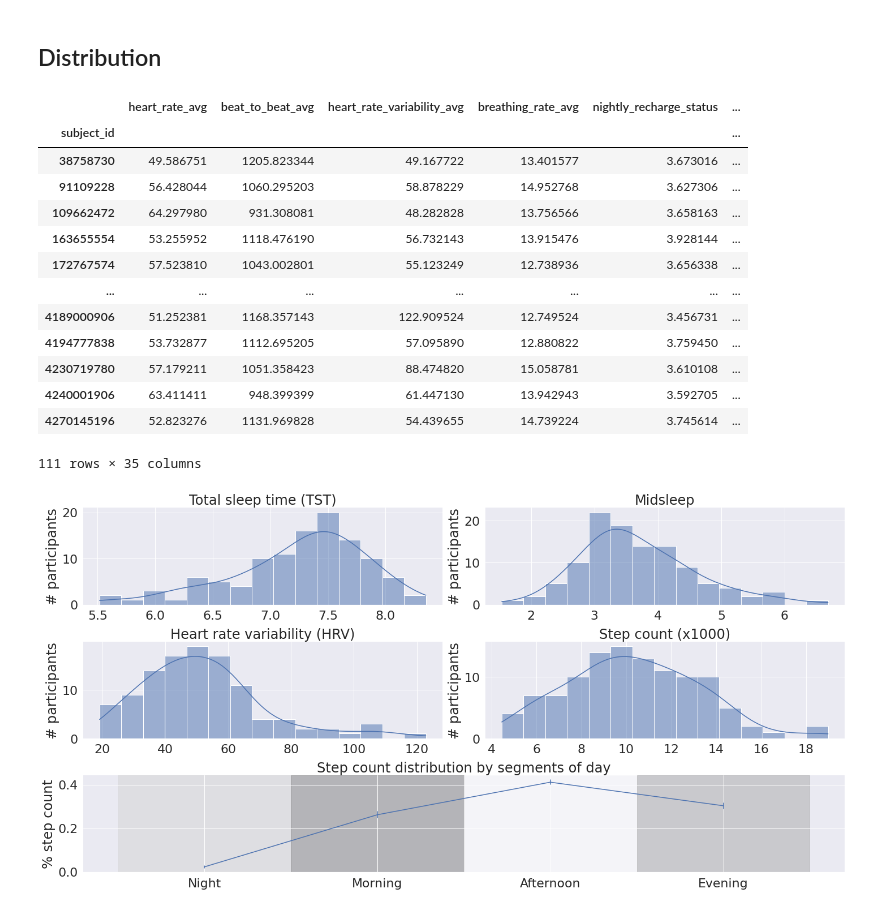
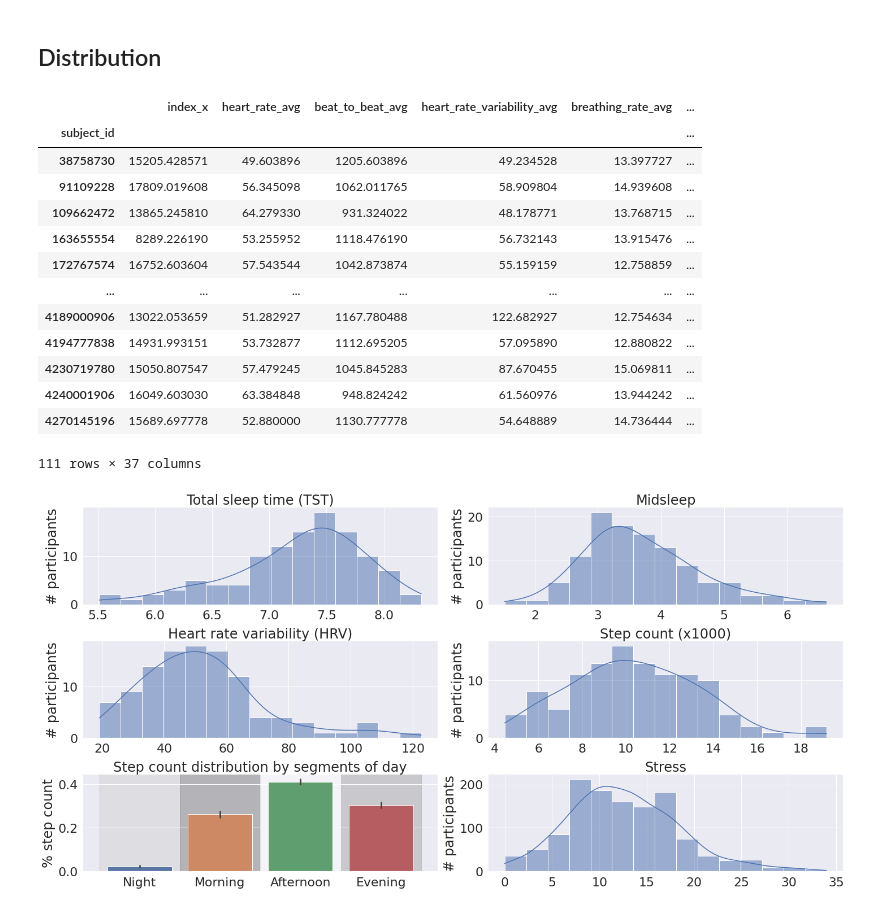
Before and after one commit to digitraceslab/digirhythm, a Jupyter notebook: src/features/corona/sensors/viz.ipynb, the cells around one changed output. Saved outputs shown, nothing was run; the diff lists cells and outputs as text; code cells hidden in the pictures.

```diff
--- a/src/features/corona/sensors/viz.ipynb
+++ b/src/features/corona/sensors/viz.ipynb
@@ -18,9 +18,12 @@ from vectorize_corona import VectorizeCorona
 # %%
 DATA_PATH = "/scratch/work/luongn1/digirhythm/data/processed/corona/"
 VIZ_PATH = "/scratch/work/luongn1/digirhythm/viz/"
-df = pd.read_csv(DATA_PATH + "vector_corona_4epochs.csv", index_col=0)
+survey = pd.read_csv(
+    "/scratch/work/luongn1/digirhythm/data/interim/corona/survey_all.csv"
+)
 
+df = pd.read_csv(DATA_PATH + "corona_all_features_4epochs.csv", index_col=0)
 # Filter subject with at least 28 days of data
 df = df.groupby("subject_id").filter(lambda x: len(x) >= 28)
-df
+survey
 # %% [output]
@@ -44,23 +47,23 @@ avg_df = df.groupby("subject_id").mean(numeric_only=True)
 avg_df["midsleep"] = avg_df["midsleep"] - 24
 avg_df
 # %% [output]
-|  | heart_rate_avg | beat_to_beat_avg | heart_rate_variability_avg | breathing_rate_avg | nightly_recharge_status | ... |
+|  | index_x | heart_rate_avg | beat_to_beat_avg | heart_rate_variability_avg | breathing_rate_avg | ... |
 | subject_id |  |  |  |  |  | ... |
-| 38758730 | 49.586751 | 1205.823344 | 49.167722 | 13.401577 | 3.673016 | ... |
-| 91109228 | 56.428044 | 1060.295203 | 58.878229 | 14.952768 | 3.627306 | ... |
-| 109662472 | 64.297980 | 931.308081 | 48.282828 | 13.756566 | 3.658163 | ... |
-| 163655554 | 53.255952 | 1118.476190 | 56.732143 | 13.915476 | 3.928144 | ... |
-| 172767574 | 57.523810 | 1043.002801 | 55.123249 | 12.738936 | 3.656338 | ... |
+| 38758730 | 15205.428571 | 49.603896 | 1205.603896 | 49.234528 | 13.397727 | ... |
+| 91109228 | 17809.019608 | 56.345098 | 1062.011765 | 58.909804 | 14.939608 | ... |
+| 109662472 | 13865.245810 | 64.279330 | 931.324022 | 48.178771 | 13.768715 | ... |
+| 163655554 | 8289.226190 | 53.255952 | 1118.476190 | 56.732143 | 13.915476 | ... |
+| 172767574 | 16752.603604 | 57.543544 | 1042.873874 | 55.159159 | 12.758859 | ... |
 | ... | ... | ... | ... | ... | ... | ... |
-| 4189000906 | 51.252381 | 1168.357143 | 122.909524 | 12.749524 | 3.456731 | ... |
-| 4194777838 | 53.732877 | 1112.695205 | 57.095890 | 12.880822 | 3.759450 | ... |
-| 4230719780 | 57.179211 | 1051.358423 | 88.474820 | 15.058781 | 3.610108 | ... |
-| 4240001906 | 63.411411 | 948.399399 | 61.447130 | 13.942943 | 3.592705 | ... |
-| 4270145196 | 52.823276 | 1131.969828 | 54.439655 | 14.739224 | 3.745614 | ... |
+| 4189000906 | 13022.053659 | 51.282927 | 1167.780488 | 122.682927 | 12.754634 | ... |
+| 4194777838 | 14931.993151 | 53.732877 | 1112.695205 | 57.095890 | 12.880822 | ... |
+| 4230719780 | 15050.807547 | 57.479245 | 1045.845283 | 87.670455 | 15.069811 | ... |
+| 4240001906 | 16049.603030 | 63.384848 | 948.824242 | 61.560976 | 13.944242 | ... |
+| 4270145196 | 15689.697778 | 52.880000 | 1130.777778 | 54.648889 | 14.736444 | ... |
-111 rows × 35 columns
+111 rows × 37 columns
 # %%
 # Set up the matplotlib figure
-f, axes = fig, axes = plt.subplot_mosaic("AB;CD;EE", figsize=(20, 10))
+f, axes = fig, axes = plt.subplot_mosaic("AB;CD;EF", figsize=(20, 10))
 f.tight_layout()
 
 sns.despine(left=True)
@@ -100,34 +103,38 @@ step_counts = pd.melt(
         "steps:afternoon:norm",
         "steps:evening:norm",
     ],
 )
-sns.lineplot(
+sns.barplot(
     x="variable",
     y="value",
     data=step_counts,
     ax=axes["E"],
-    err_style="bars",
     errorbar=("se", 2),
 )
 axes["E"].set_title("Step count distribution by segments of day")
 axes["E"].set_xlabel("")
 
 # Rename the y-ticks to show specific times of day
 axes["E"].set_xticklabels(["Night", "Morning", "Afternoon", "Evening"])
 axes["E"].set_ylabel("% step count")
 
-
 # Add shaded regions
 axes["E"].axvspan(-0.5, 0.5, color="lightgray", alpha=0.5, zorder=0)
 axes["E"].axvspan(0.5, 1.5, color="gray", alpha=0.5, zorder=0)
 axes["E"].axvspan(1.5, 2.5, color="white", alpha=0.5, zorder=0)
 axes["E"].axvspan(2.5, 3.5, color="darkgray", alpha=0.5, zorder=0)
 
+# Stress
+# Plot a histogram and kernel density estimate for Midsleep
+sns.histplot(survey["PSS"], kde=True, ax=axes["F"], bins=15)
+axes["F"].set_title("Stress")
+axes["F"].set_xlabel("")
+axes["F"].set_ylabel("# participants")
 
 f.subplots_adjust(hspace=0.4)
 
 plt.savefig(VIZ_PATH + "01_corona_description.png", bbox_inches="tight", dpi=300)
 plt.tight_layout()
 plt.show()
 # %% [output]
-[figure, old version]
+[figure, new version]
```
Also changed, not shown: parts of 2 cells of this notebook, 7 other files.
